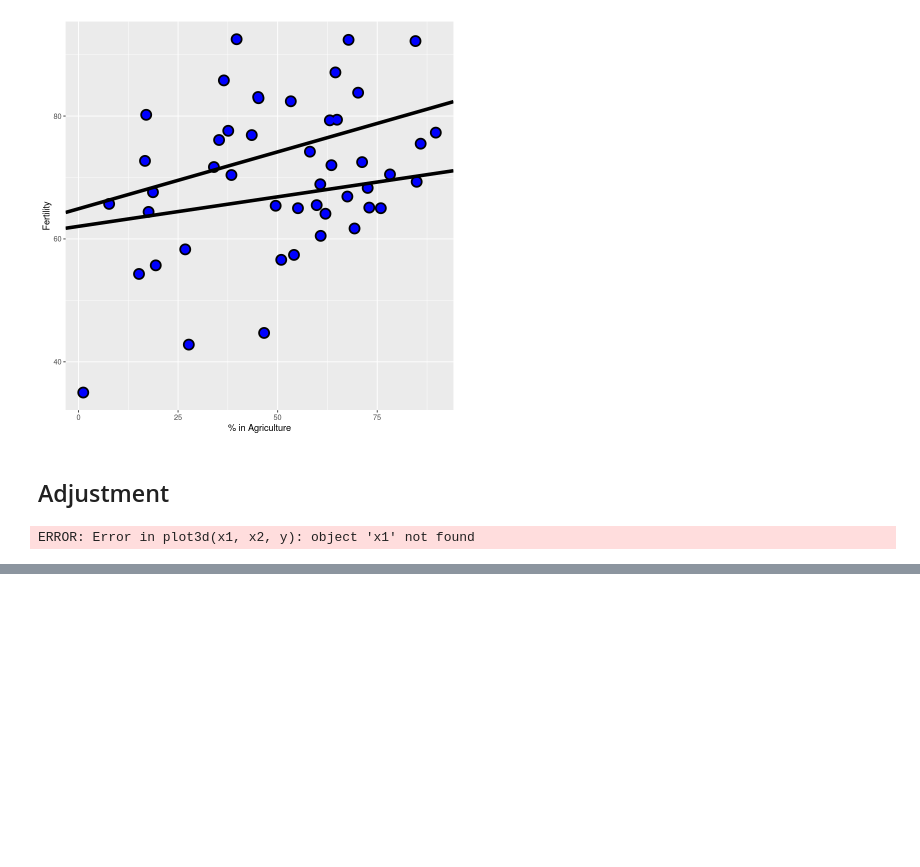
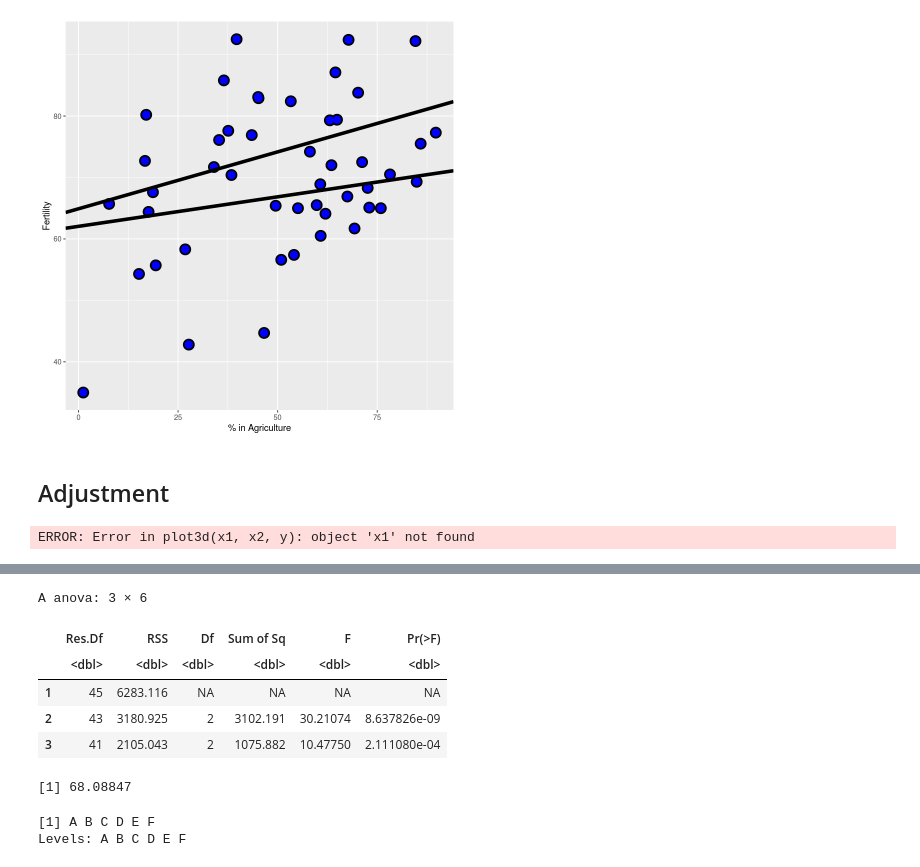
Before and after one commit to caoanroad4800/datasciencecoursera, a Jupyter notebook: 07_Regression_Models/Wk_03_Multivariate_regression_models.ipynb, the cells around one changed output, grey strips where cells are left out. Saved outputs shown, nothing was run; the diff lists cells and outputs as text; code cells hidden in the pictures; blank space fills up the shorter version.

```diff
--- a/07_Regression_Models/Wk_03_Multivariate_regression_models.ipynb
+++ b/07_Regression_Models/Wk_03_Multivariate_regression_models.ipynb
@@ -344,0 +372,23 @@ ERROR: Error in plot3d(x1, x2, y): object 'x1' not found
+# %%
+fit1 <- lm(Fertility ~ Agriculture, data = swiss)
+fit3 <- update(fit1, Fertility ~ Agriculture + Examination + Education)
+fit5 <- update(fit1, Fertility ~ Agriculture + Examination + Education + Catholic + Infant.Mortality)
+anova(fit1, fit3, fit5)
+# %% [output]
+A anova: 3 × 6
+|  | Res.Df | RSS | Df | Sum of Sq | F | Pr(>F) |
+|  | <dbl> | <dbl> | <dbl> | <dbl> | <dbl> | <dbl> |
+| 1 | 45 | 6283.116 | NA | NA | NA | NA |
+| 2 | 43 | 3180.925 | 2 | 3102.191 | 30.21074 | 8.637826e-09 |
+| 3 | 41 | 2105.043 | 2 | 1075.882 | 10.47750 | 2.111080e-04 |
+# %%
+library(UsingR)
+data(galton)
+mean(galton$child)
+# %% [output]
+[1] 68.08847
+# %%
+unique(InsectSprays$spray)
+# %% [output]
+[1] A B C D E F
+Levels: A B C D E F
```
Also changed, not shown: parts of 7 cells of this notebook, 2 other files.
